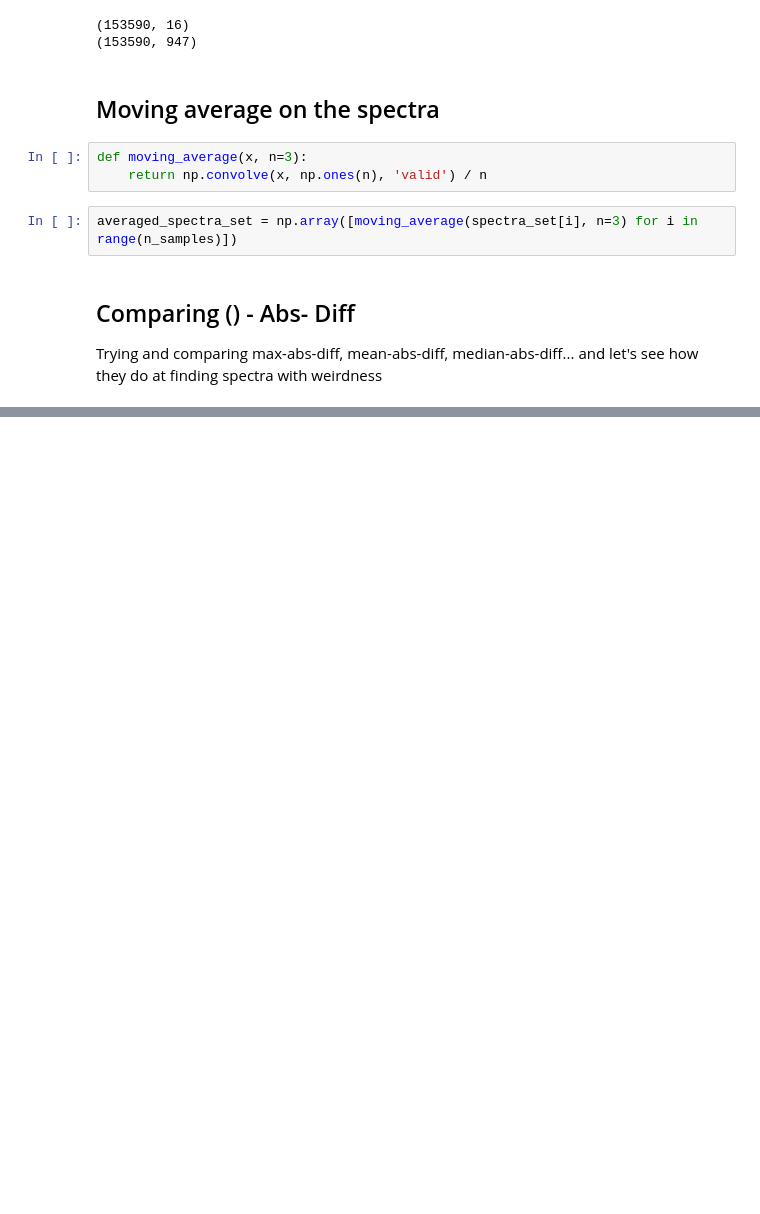
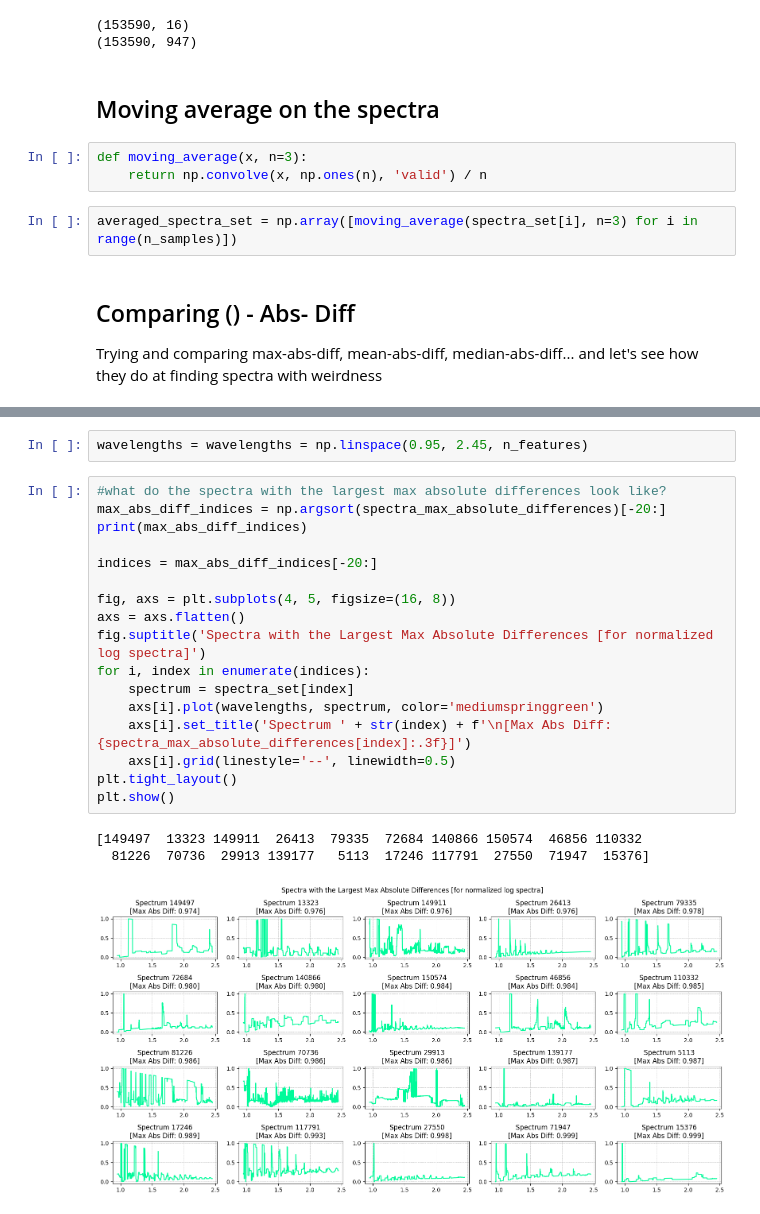
Before and after one commit to ctychen/PlanetAtmospheresN3AS, a Jupyter notebook: FindingAnomaliesTests.ipynb, the cells around one changed output, grey strips where cells are left out. Drawn from its saved outputs; the diff is of its cells as text; blank space fills up the shorter version.

```diff
--- a/FindingAnomaliesTests.ipynb
+++ b/FindingAnomaliesTests.ipynb
@@ -47,0 +96,23 @@ spectra_max_absolute_differences = np.max(np.abs(np.diff(spectra_set, axis=1)),
+# %%
+wavelengths = wavelengths = np.linspace(0.95, 2.45, n_features)
+# %%
+#what do the spectra with the largest max absolute differences look like?
+max_abs_diff_indices = np.argsort(spectra_max_absolute_differences)[-20:]
+print(max_abs_diff_indices)
+
+indices = max_abs_diff_indices[-20:]
+
+fig, axs = plt.subplots(4, 5, figsize=(16, 8))
+axs = axs.flatten()
+fig.suptitle('Spectra with the Largest Max Absolute Differences [for normalized log spectra]')
+for i, index in enumerate(indices):
+    spectrum = spectra_set[index]
+    axs[i].plot(wavelengths, spectrum, color='mediumspringgreen')
+    axs[i].set_title('Spectrum ' + str(index) + f'\n[Max Abs Diff: {spectra_max_absolute_differences[index]:.3f}]')
+    axs[i].grid(linestyle='--', linewidth=0.5)
+plt.tight_layout()
+plt.show()
+# %% [output]
+[149497  13323 149911  26413  79335  72684 140866 150574  46856 110332
+  81226  70736  29913 139177   5113  17246 117791  27550  71947  15376]
+[figure, added]
```
Also changed, not shown: parts of 7 cells of this notebook, 2 other files.
